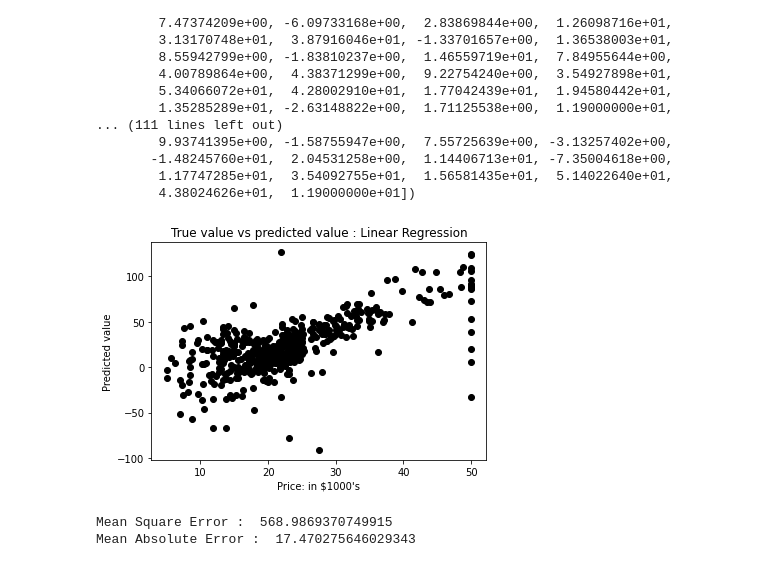
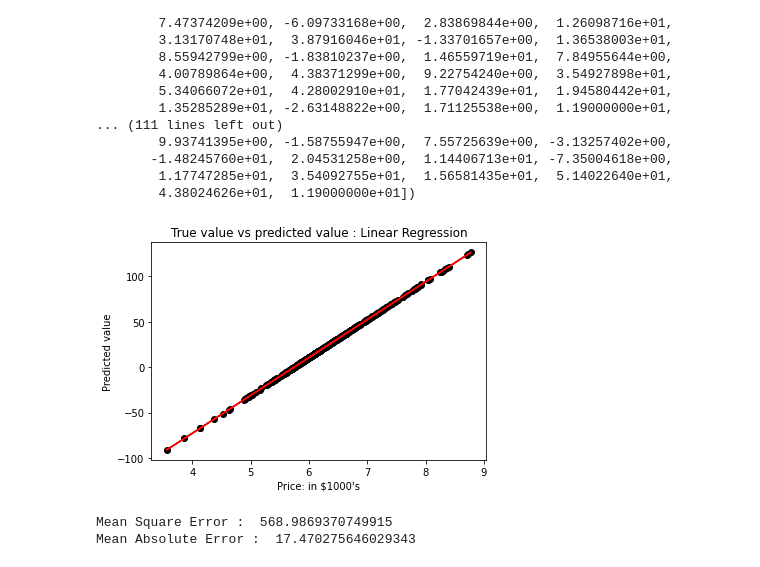
Before and after one commit to shubhamshinde3/DL_collab, a Jupyter notebook: DL_Lab_P1.ipynb, the cells around one changed output. Drawn from its saved outputs; the diff is of its cells as text; code cells hidden in the pictures.

```diff
--- a/DL_Lab_P1.ipynb
+++ b/DL_Lab_P1.ipynb
@@ -115,13 +98,14 @@ array([ 3.46576468e+01,  2.82270457e+01,  6.01295083e+01,  5.23209213e+01,
         4.38024626e+01,  1.19000000e+01])
 # %%
 import matplotlib.pyplot as plt
-plt.scatter(q, y1, c = 'black')
+plt.scatter(p, y1, c = 'black')
+plt.plot(p,y1 , c='red')
 plt.xlabel("Price: in $1000's")
 plt.ylabel("Predicted value")
 plt.title("True value vs predicted value : Linear Regression")
 plt.show()
 # %% [output]
-[figure, old version]
+[figure, new version]
 # %%
 from sklearn.metrics import mean_squared_error, mean_absolute_error
 mse = mean_squared_error(q, y1)
```
Also changed, not shown: parts of 3 cells of this notebook.
